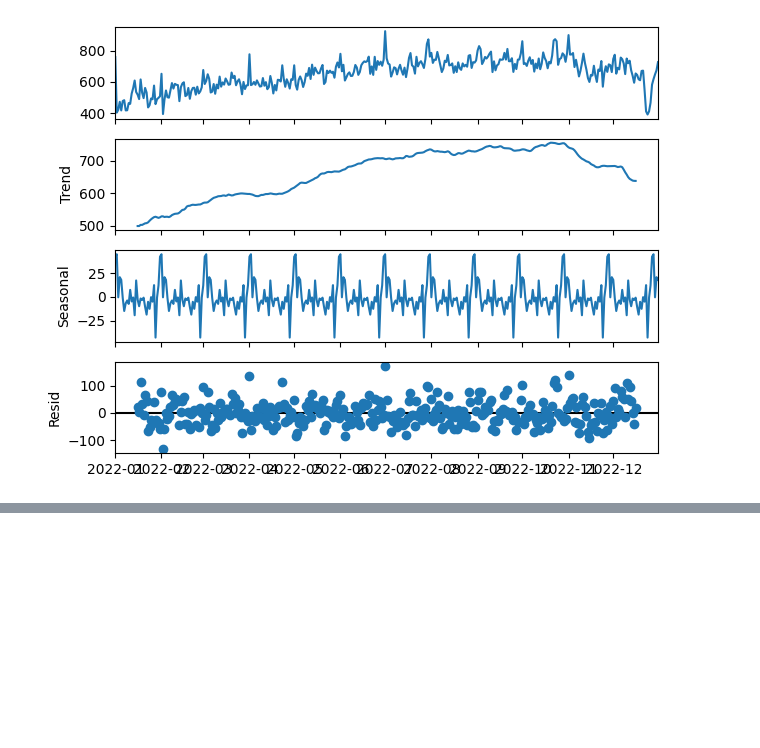
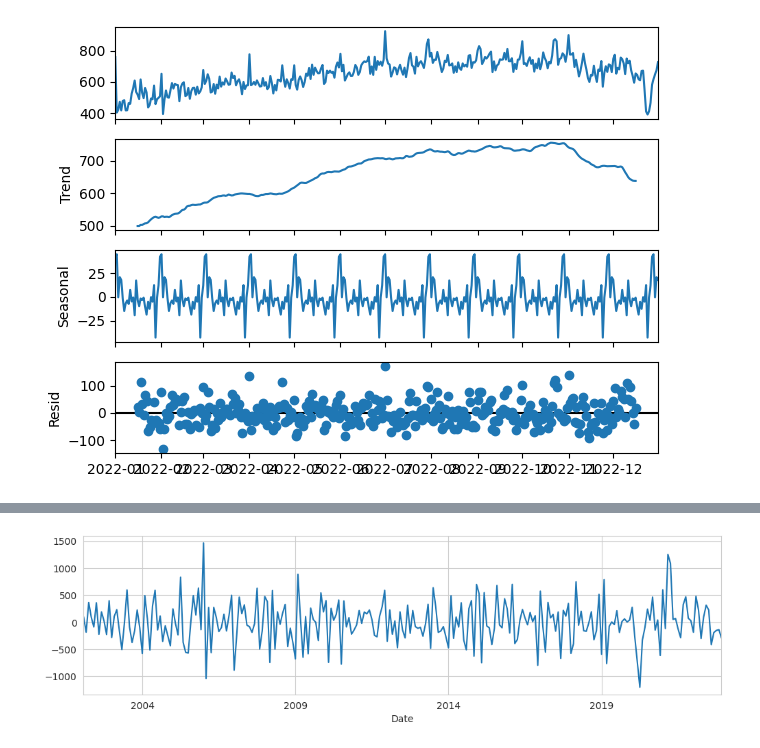
Before and after one commit to abeeraz379/Chicago_Crime, a Jupyter notebook: Chicago_Crime_Data.ipynb, the cells around one changed output, grey strips where cells are left out. Drawn from its saved outputs; the diff is of its cells as text; code cells hidden in the pictures; blank space fills up the shorter version.

```diff
--- a/Chicago_Crime_Data.ipynb
+++ b/Chicago_Crime_Data.ipynb
@@ -500,0 +750,6 @@ plt.show()
+# %%
+# apply both differencings
+ts_diff = theft_monthly.diff().diff(12).dropna()
+ts_diff.plot();
+# %% [output]
+[figure, added]
```
Also changed, not shown: parts of 58 cells of this notebook.
